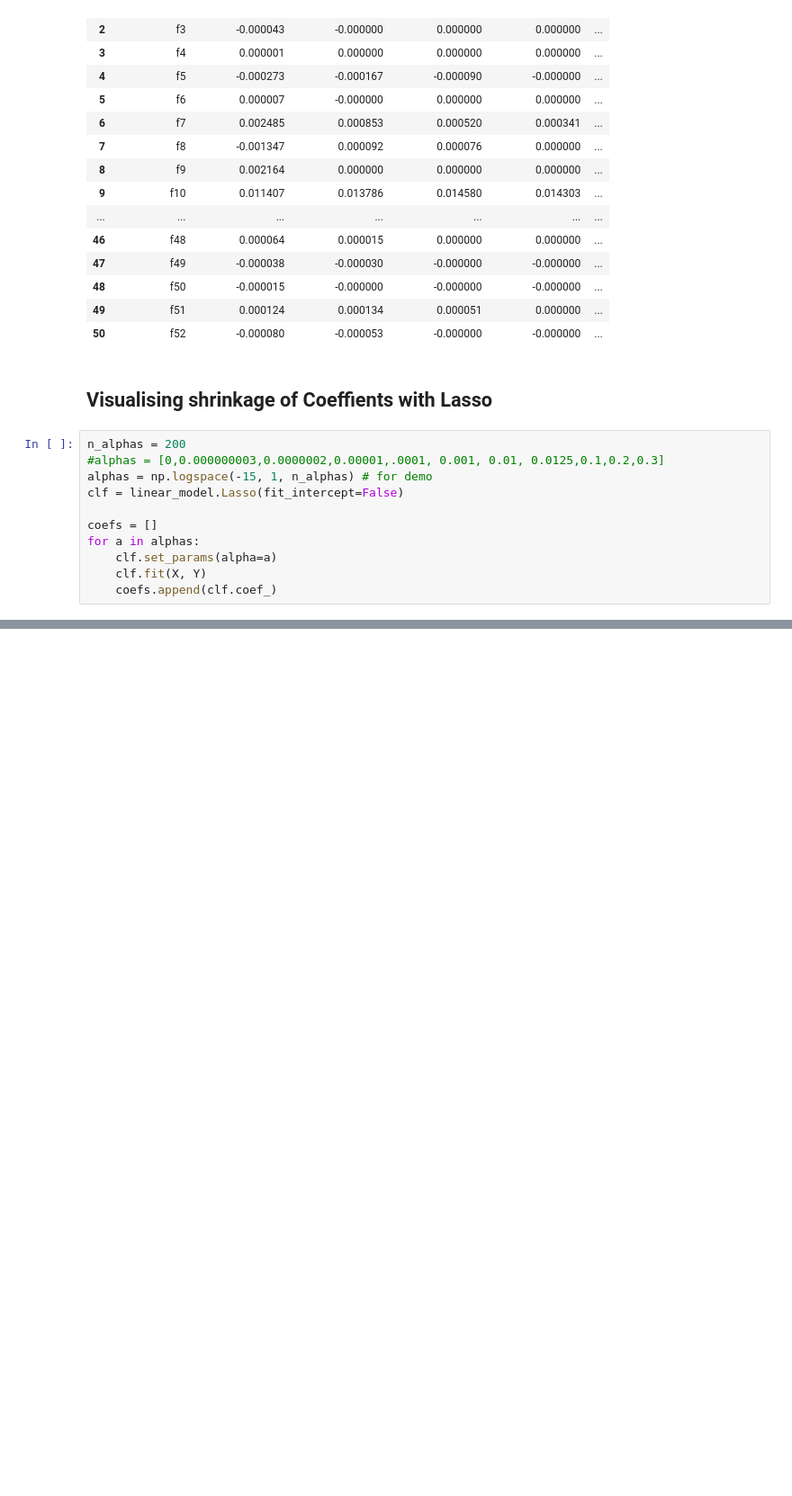
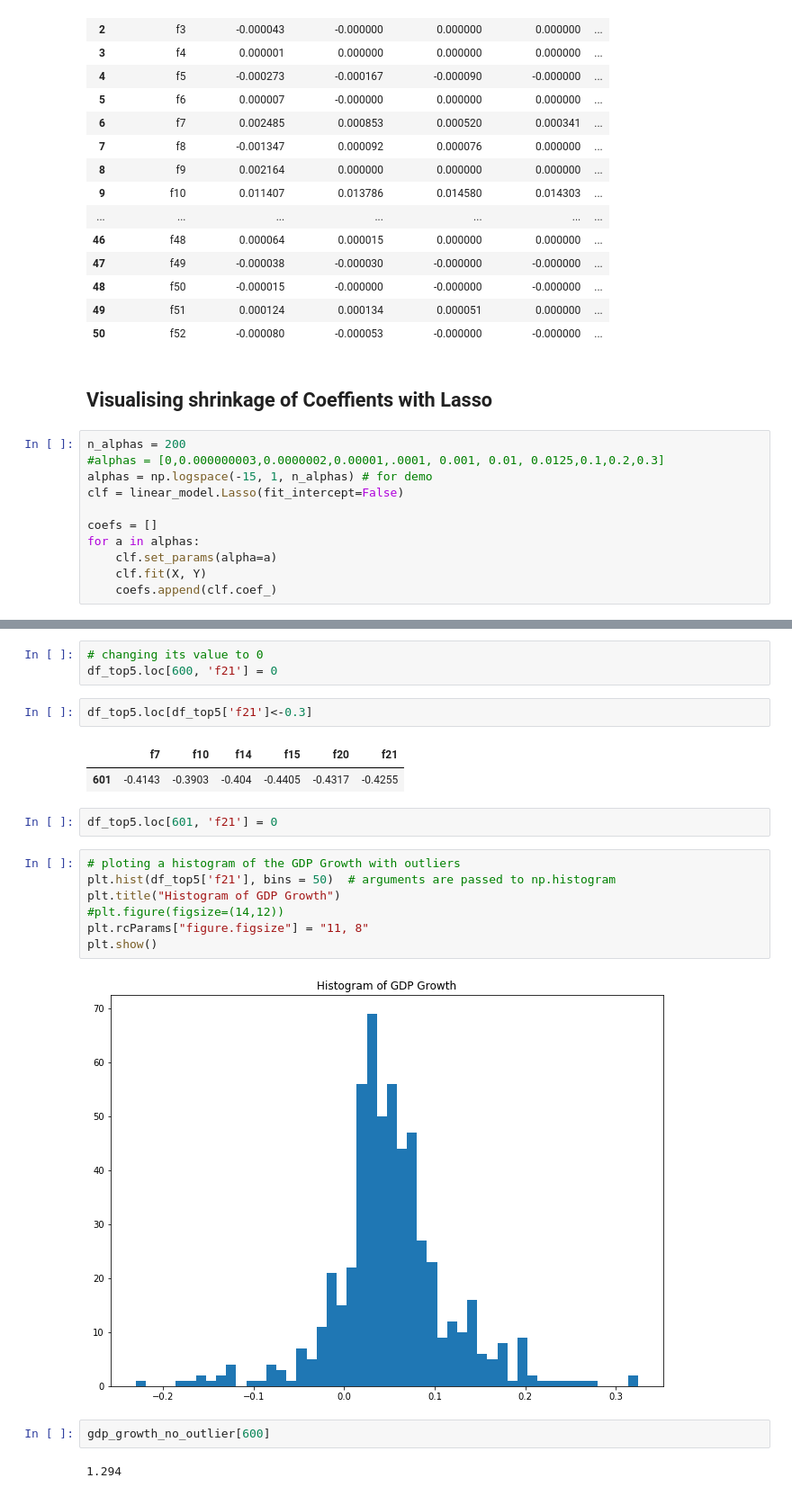
Before and after one commit to Learning-ML/capstone, a Jupyter notebook: Capstone.ipynb, the cells around one changed output, grey strips where cells are left out. Shown: that part at 90% size. Saved outputs shown, nothing was run; the diff lists cells and outputs as text; blank space fills up the shorter version.

```diff
--- a/Lasso Regression.ipynb
+++ b/Capstone.ipynb
@@ -189,0 +266,23 @@ plt.show()
+# %%
+# changing its value to 0
+df_top5.loc[600, 'f21'] = 0
+# %%
+df_top5.loc[df_top5['f21']<-0.3]
+# %% [output]
+|  | f7 | f10 | f14 | f15 | f20 | f21 |
+| 601 | -0.4143 | -0.3903 | -0.404 | -0.4405 | -0.4317 | -0.4255 |
+# %%
+df_top5.loc[601, 'f21'] = 0
+# %%
+# ploting a histogram of the GDP Growth with outliers
+plt.hist(df_top5['f21'], bins = 50)  # arguments are passed to np.histogram
+plt.title("Histogram of GDP Growth")
+#plt.figure(figsize=(14,12))
+plt.rcParams["figure.figsize"] = "11, 8"
+plt.show()
+# %% [output]
+[figure, added]
+# %%
+gdp_growth_no_outlier[600]
+# %% [output]
+1.294
```
Also changed, not shown: parts of 18 cells of this notebook.
